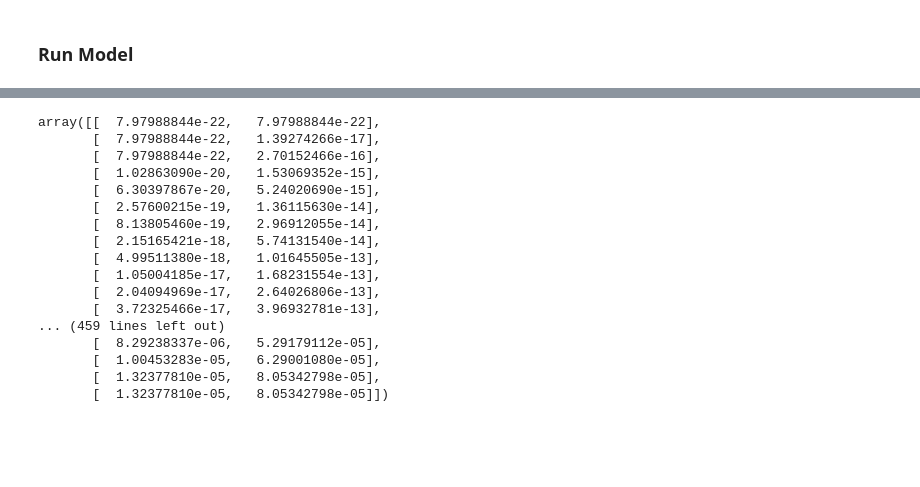
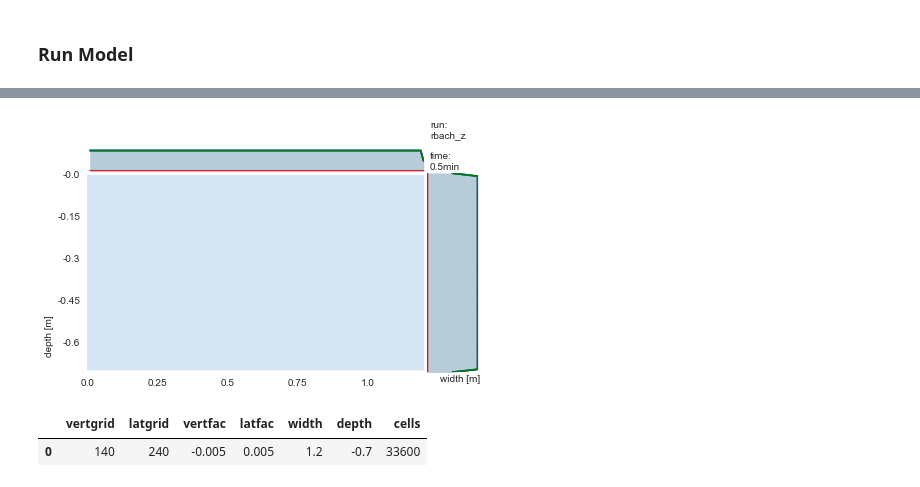
Before and after one commit to cojacoo/echoRD_weierbach, a Jupyter notebook: echoRD2D_Weierbach_prep.ipynb, the cells around one changed output, grey strips where cells are left out. Cells and saved outputs as stored; diff of their text form; code cells hidden in the pictures; blank space fills up the shorter version.

Commit message:
updated run skripts to use new weierbach plotting function

```diff
--- a/echoRD2D_Weierbach_prep.ipynb
+++ b/echoRD2D_Weierbach_prep.ipynb
@@ -76,10 +70,10 @@ precTS
 # %%
 precTS=pd.read_csv(mc.precf, sep=',',skiprows=3)
 # %%
-precTS.tstart=60
-precTS.tend=60+1800
-precTS.total=0.04
-precTS.intense=precTS.total/(precTS.tend-precTS.tstart)
+#precTS.tstart=60
+#precTS.tend=60+1800
+#precTS.total=0.04
+#precTS.intense=precTS.total/(precTS.tend-precTS.tstart)
 precTS
 # %% [output]
 |  | tstart | tend | total | intense | conc |
@@ -225,22 +202,0 @@ Particles lat position skrewed!
-# %%
-[ax,ay]=np.where(mc.D>1)
-mc.D[ax,ay]=np.sqrt(mc.D[ax-1,ay]*mc.D[ax+1,ay])
-mc.D
-# %% [output]
-array([[  7.97988844e-22,   7.97988844e-22],
-       [  7.97988844e-22,   1.39274266e-17],
-       [  7.97988844e-22,   2.70152466e-16],
-       [  1.02863090e-20,   1.53069352e-15],
-       [  6.30397867e-20,   5.24020690e-15],
-       [  2.57600215e-19,   1.36115630e-14],
-       [  8.13805460e-19,   2.96912055e-14],
-       [  2.15165421e-18,   5.74131540e-14],
-       [  4.99511380e-18,   1.01645505e-13],
-       [  1.05004185e-17,   1.68231554e-13],
-       [  2.04094969e-17,   2.64026806e-13],
-       [  3.72325466e-17,   3.96932781e-13],
-... (459 lines left out)
-       [  8.29238337e-06,   5.29179112e-05],
-       [  1.00453283e-05,   6.29001080e-05],
-       [  1.32377810e-05,   8.05342798e-05],
-       [  1.32377810e-05,   8.05342798e-05]])
@@ -248,0 +307,9 @@ particles.loc[[1,173,345,517]]
+# %%
+plotparticles_weier(particles,mc,pdyn,vG,runname,t,i,fsize=(7, 4.),saving=False,relative=False)
+# %% [output]
+[figure, added]
+# %%
+mc.mgrid.width[0]
+# %% [output]
+|  | vertgrid | latgrid | vertfac | latfac | width | depth | cells |
+| 0 | 140 | 240 | -0.005 | 0.005 | 1.2 | -0.7 | 33600 |
```
Also changed, not shown: parts of 8 cells of this notebook, 4 other files.
